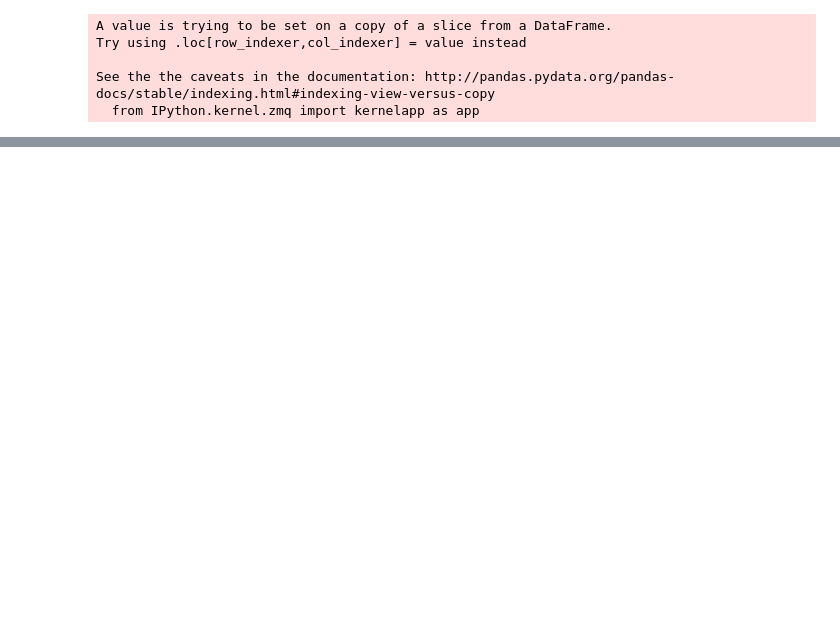
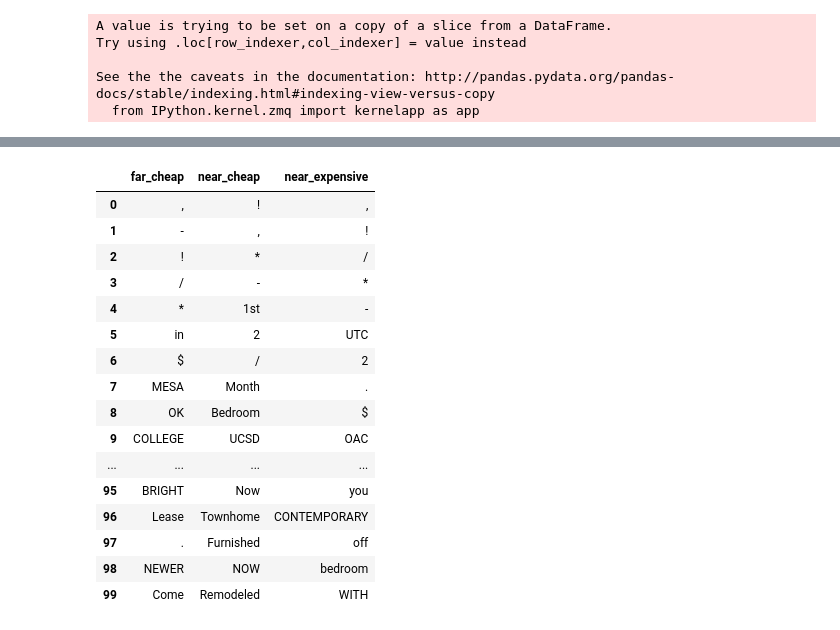
Before and after one commit to kevin11h/triton-housing-analysis, a Jupyter notebook: Housing Analysis for Tritons.ipynb, the cells around one changed output, grey strips where cells are left out. Drawn from its saved outputs; the diff is of its cells as text; code cells hidden in the pictures; blank space fills up the shorter version.

```diff
--- a/Housing Analysis for Tritons.ipynb
+++ b/Housing Analysis for Tritons.ipynb
@@ -411,0 +469,11 @@ near_cheap_words_count[keys_ranked_by_appearance[:100]].transpose().plot(kind='b
+# %%
+count = Counter(near_pricey_words.split())
+near_expensive_keys_ranked_by_appearance = map(itemgetter(0), count.most_common())
+near_expensive_words_count = pd.DataFrame(pd.Series(dict(count)))
+near_expensive_words_count.columns = ['count']
+near_expensive_words_count['proportion'] = near_expensive_words_count['count']/near_expensive_words_count['count'].sum()
+near_expensive_words_count = near_expensive_words_count.transpose()
+
+NEAR_EXPENSIVE_WORDS_TSV_FILENAME = 'near_expensive_words_count.tsv'
+near_expensive_words_count[near_expensive_keys_ranked_by_appearance].transpose().to_csv(NEAR_EXPENSIVE_WORDS_TSV_FILENAME, sep='\t')
+near_expensive_words_count[near_expensive_keys_ranked_by_appearance]
@@ -411,0 +485,11 @@ near_cheap_words_count[keys_ranked_by_appearance[:100]].transpose().plot(kind='b
+# %%
+count = Counter(far_cheap_words.split())
+far_cheap_keys_ranked_by_appearance = map(itemgetter(0), count.most_common())
+far_cheap_words_count = pd.DataFrame(pd.Series(dict(count)))
+far_cheap_words_count.columns = ['count']
+far_cheap_words_count['proportion'] = far_cheap_words_count['count']/far_cheap_words_count['count'].sum()
+far_cheap_words_count = far_cheap_words_count.transpose()
+
+FAR_CHEAP_WORDS_TSV_FILENAME = 'far_cheap_words_count.tsv'
+far_cheap_words_count[far_cheap_keys_ranked_by_appearance].transpose().to_csv(FAR_CHEAP_WORDS_TSV_FILENAME, sep='\t')
+far_cheap_words_count[far_cheap_keys_ranked_by_appearance]
@@ -411,0 +501,25 @@ near_cheap_words_count[keys_ranked_by_appearance[:100]].transpose().plot(kind='b
+# %%
+N = 100
+pd.set_option('display.max_rows', N)
+topn_keywords_for_each_cluster = pd.DataFrame({'near_cheap':near_cheap_keys_ranked_by_appearance[:N],
+                                        'near_expensive':near_expensive_keys_ranked_by_appearance[:N],
+                                        'far_cheap': far_cheap_keys_ranked_by_appearance[:N]})
+topn_keywords_for_each_cluster
+# %% [output]
+|  | far_cheap | near_cheap | near_expensive |
+| 0 | , | ! | , |
+| 1 | - | , | ! |
+| 2 | ! | * | / |
+| 3 | / | - | * |
+| 4 | * | 1st | - |
+| 5 | in | 2 | UTC |
+| 6 | $ | / | 2 |
+| 7 | MESA | Month | . |
+| 8 | OK | Bedroom | $ |
+| 9 | COLLEGE | UCSD | OAC |
+| ... | ... | ... | ... |
+| 95 | BRIGHT | Now | you |
+| 96 | Lease | Townhome | CONTEMPORARY |
+| 97 | . | Furnished | off |
+| 98 | NEWER | NOW | bedroom |
+| 99 | Come | Remodeled | WITH |
```
Also changed, not shown: parts of 18 cells of this notebook, 3 other files.
